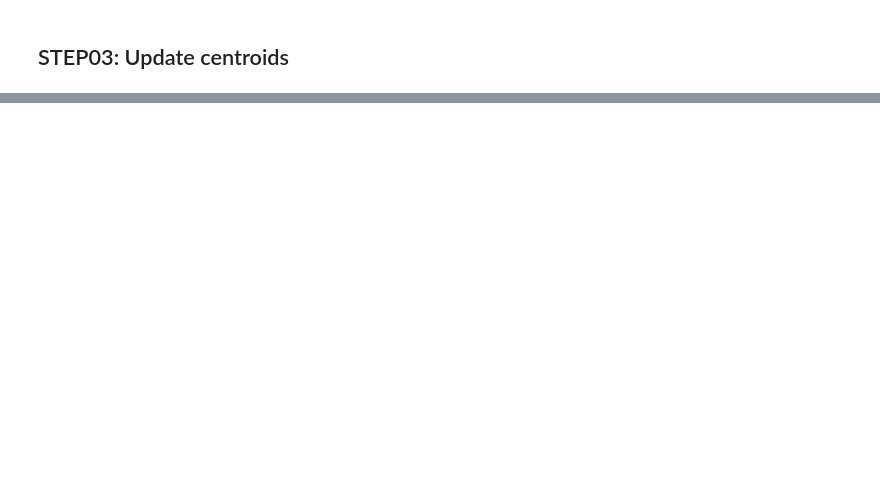
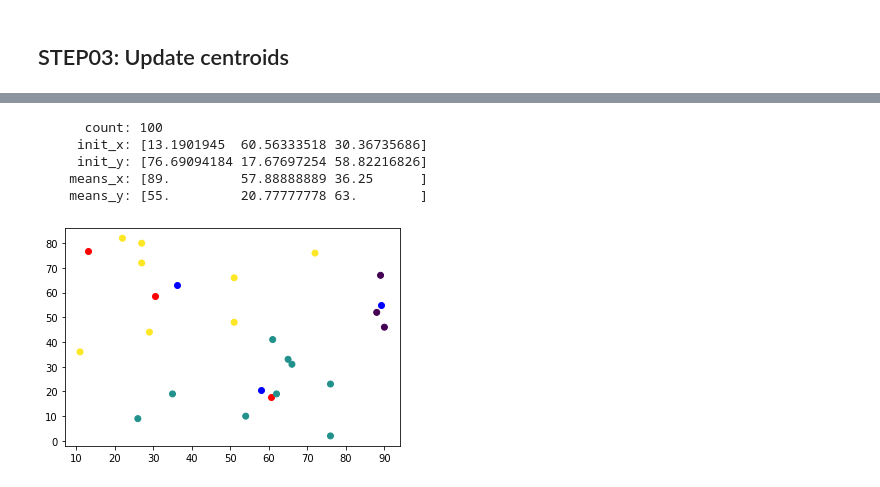
Before and after one commit to zzerross/algorithm, a Jupyter notebook: clustering/kmeans/python/KMeans.ipynb, the cells around one changed output, grey strips where cells are left out. Drawn from its saved outputs; the diff is of its cells as text; code cells hidden in the pictures; blank space fills up the shorter version.

```diff
--- a/clustering/kmeans/python/KMeans.ipynb
+++ b/clustering/kmeans/python/KMeans.ipynb
@@ -142,2 +157,9 @@ cluster(1)
 # %%
-cluster(1000)
+cluster(100)
+# %% [output]
+      count: 100
+     init_x: [13.1901945  60.56333518 30.36735686]
+     init_y: [76.69094184 17.67697254 58.82216826]
+    means_x: [89.         57.88888889 36.25      ]
+    means_y: [55.         20.77777778 63.        ]
+[figure, added]
```
Also changed, not shown: parts of 13 cells of this notebook, 2 other files.
